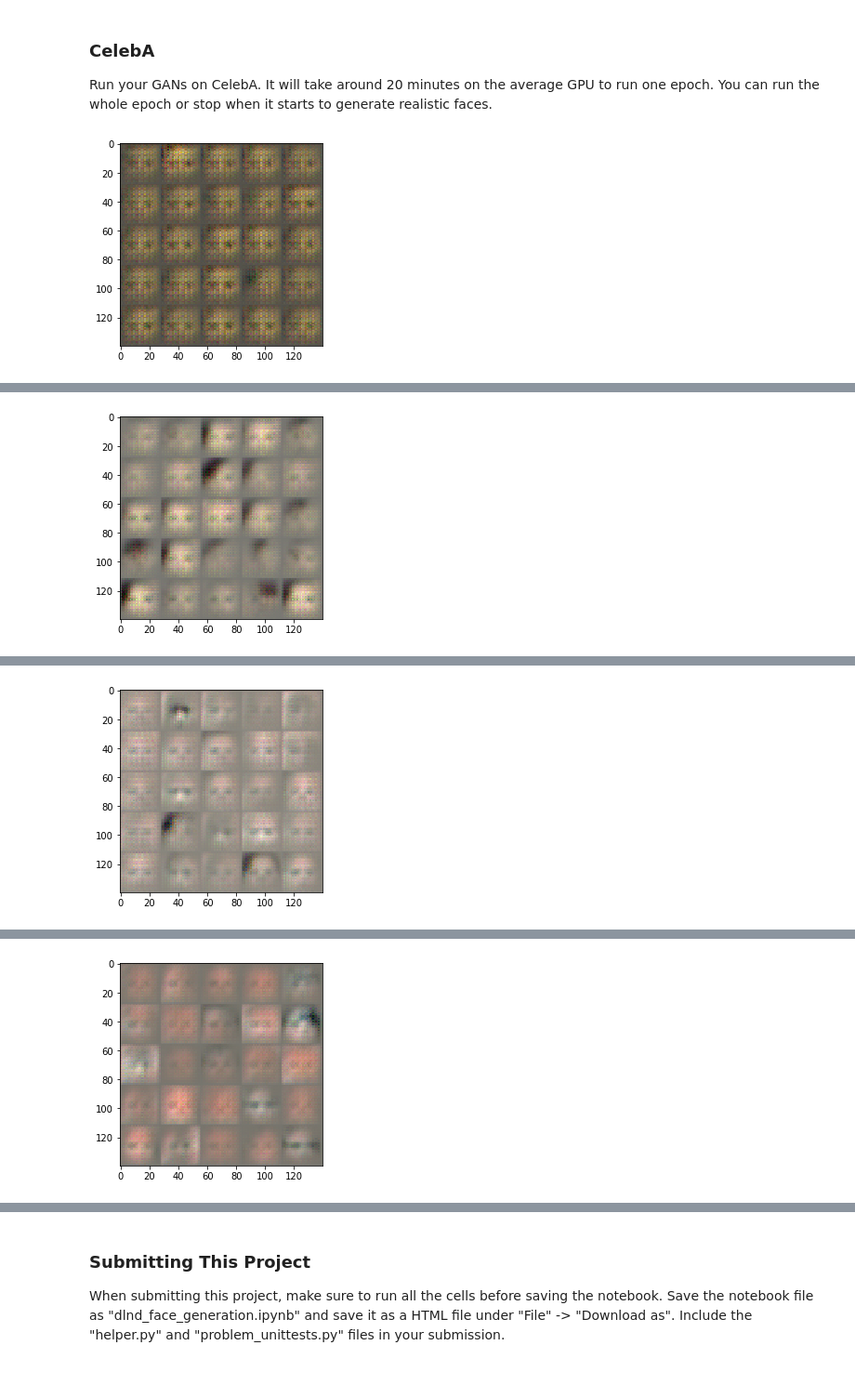
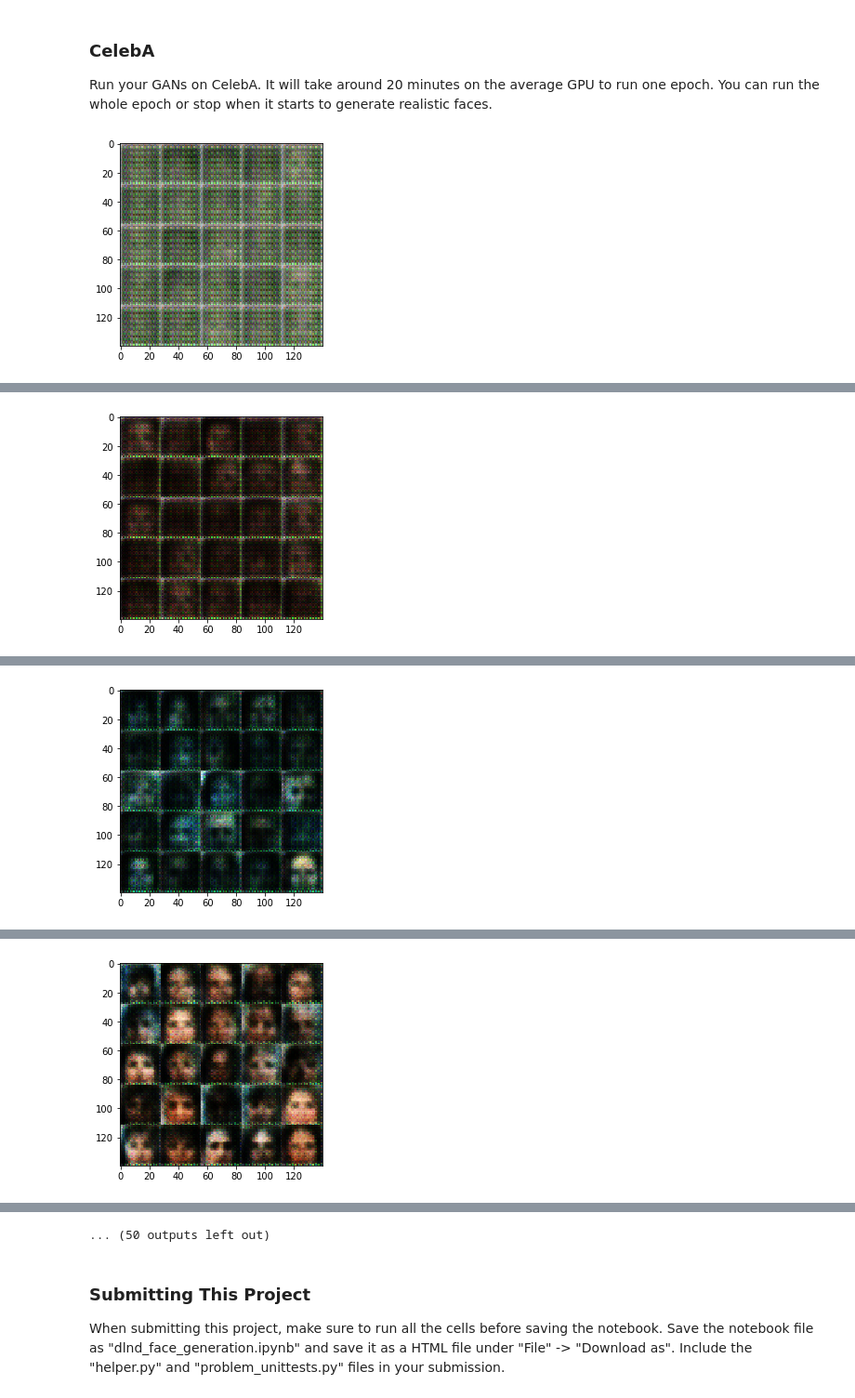
Before and after one commit to michalpelka/deep-learning, a Jupyter notebook: face_generation/dlnd_face_generation.ipynb, the cells around one changed output, grey strips where cells are left out. Shown at 93% size. Saved outputs shown, nothing was run; the diff lists cells and outputs as text; code cells hidden in the pictures.

```diff
--- a/face_generation/dlnd_face_generation.ipynb
+++ b/face_generation/dlnd_face_generation.ipynb
@@ -270,9 +241,10 @@ def model_loss(input_real, input_z, out_channel_dim):
     """
 
     smooth = 0.1
-    g_model = generator(input_z, out_channel_dim)
+    g_model = generator(input_z, out_channel_dim, is_train= True)
     d_model_real, d_logits_real = discriminator(input_real)
     d_model_fake, d_logits_fake = discriminator(g_model, reuse=True)
+
     d_loss_real = tf.reduce_mean(
                   tf.nn.sigmoid_cross_entropy_with_logits(logits=d_logits_real,
                                                           labels=tf.ones_like(d_logits_real) * (1 - smooth)))
@@ -315,14 +287,18 @@ def model_opt(d_loss, g_loss, learning_rate, beta1):
     # TODO: Implement Function
 
 
-    all_update_ops = tf.trainable_variables()
-    g_vars = [var for var in all_update_ops if var.name.startswith('generator')]
-    d_vars = [var for var in all_update_ops if var.name.startswith('discriminator')]
+    t_vars = tf.trainable_variables()
+    g_vars = [var for var in t_vars if var.name.startswith('generator')]
+    d_vars = [var for var in t_vars if var.name.startswith('discriminator')]
 
-    with tf.control_dependencies(g_vars):
-        d_train_opt = tf.train.AdamOptimizer(learning_rate,beta1=beta1).minimize(d_loss, var_list=d_vars)
-    with tf.control_dependencies(d_vars):
-        g_train_opt = tf.train.AdamOptimizer(learning_rate,beta1=beta1).minimize(g_loss, var_list=g_vars)
+    d_train_opt = tf.train.AdamOptimizer(learning_rate, beta1).minimize(d_loss, var_list=d_vars)
+
+    update_ops = tf.get_collection(tf.GraphKeys.UPDATE_OPS)
+    g_updates = [opt for opt in update_ops if opt.name.startswith('generator')]
+    with tf.control_dependencies(g_updates):
+        g_train_opt = tf.train.AdamOptimizer(learning_rate, beta1).minimize(g_loss, var_list=g_vars)
+
+
     return d_train_opt, g_train_opt
 #     t_vars = tf.trainable_variables()
 #     g_vars = [var for var in t_vars if var.name.startswith('generator')]
@@ -405,9 +381,7 @@ def train(epoch_count, batch_size, z_dim, learning_rate, beta1, get_batches, dat
         sess.run(tf.global_variables_initializer())
         for e in range(epoch_count):
             for batch_images in get_batches(batch_size):
-
-                batch_images = batch_images
-
+                batch_images = batch_images*2.0
                 batch_z =np.random.uniform(-1, 1, size=(batch_size, z_dim))
 
                 sess.run(d_train_opt, feed_dict={input_real_ph: batch_images, input_z_ph: batch_z})
@@ -446,9 +434,9 @@ with tf.Graph().as_default():
 ### CelebA
 Run your GANs on CelebA.  It will take around 20 minutes on the average GPU to run one epoch.  You can run the whole epoch or stop when it starts to generate realistic faces.
 # %%
-batch_size = 128
+batch_size = 64
 z_dim = 100
-learning_rate = 0.0006
+learning_rate = 0.0002
 beta1 = 0.35
 """
 DON'T MODIFY ANYTHING IN THIS CELL THAT IS BELOW THIS LINE
@@ -460,4 +448,4 @@ with tf.Graph().as_default():
     train(epochs, batch_size, z_dim, learning_rate, beta1, celeba_dataset.get_batches,
           celeba_dataset.shape, celeba_dataset.image_mode)
 # %% [output]
-[figure, old version]
+[figure, new version]
@@ -465 +453 @@ Epoch 1/1... Discriminator Loss: 1.1399... Generator Loss: 1.1266
-[figure, old version]
+[figure, new version]
@@ -467 +455 @@ Epoch 1/1... Discriminator Loss: 1.4350... Generator Loss: 0.7827
-[figure, old version]
+[figure, new version]
@@ -469 +457 @@ Epoch 1/1... Discriminator Loss: 1.4412... Generator Loss: 0.7868
-[figure, old version]
+[figure, new version]
@@ -472,3 +463,4 @@ KeyboardInterrupt:
+... (50 outputs left out)
 # %% [markdown]
 ### Submitting This Project
 When submitting this project, make sure to run all the cells before saving the notebook. Save the notebook file as "dlnd_face_generation.ipynb" and save it as a HTML file under "File" -> "Download as". Include the "helper.py" and "problem_unittests.py" files in your submission.
```
Also changed, not shown: parts of 7 cells of this notebook, 1 other file.
